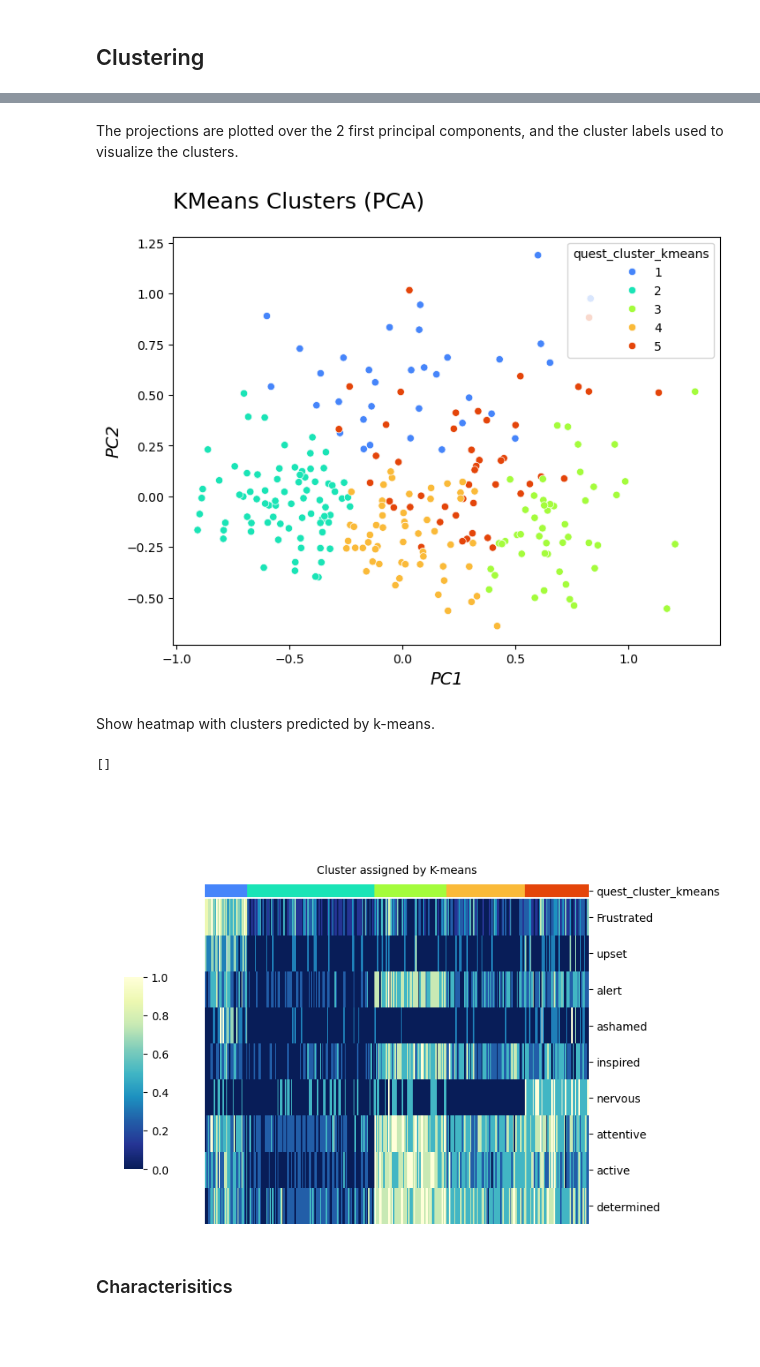
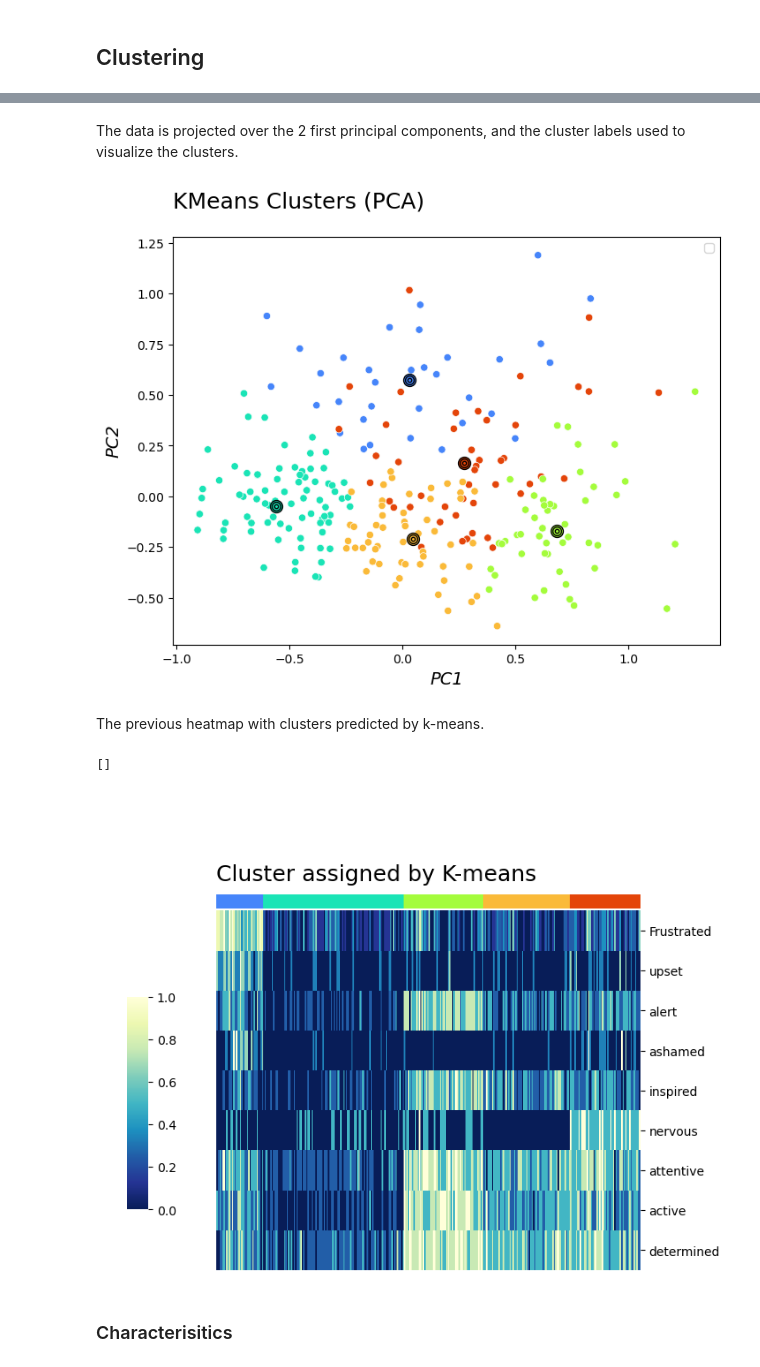
Before and after one commit to ClaraML96/02582_case2, a Jupyter notebook: final_script.ipynb, the cells around one changed output, grey strips where cells are left out. Cells and saved outputs as stored; diff of their text form; code cells hidden in the pictures; blank space fills up the shorter version.

```diff
--- a/final_script.ipynb
+++ b/final_script.ipynb
@@ -215,9 +215,9 @@ The features 'afraid' and 'hsotile' mainly takes the value 1, and are thus remov
 quest_data_cleaned = quest_data.drop(columns=[col for col in quest_data.columns if 'afraid' in col or 'hostile' in col])
 
 # Remove rows with remaining NaNs
-nan_row_idx_quest = np.where(quest_data_cleaned.isna() == True)[0]
-idx_quest_data_cleaned = idx_data.drop(np.unique(nan_row_idx_quest))
-quest_data_cleaned = quest_data_cleaned.drop(np.unique(nan_row_idx_quest))
+nan_row_idx_quest = quest_data_cleaned.isna().any(axis=1)
+idx_quest_data_cleaned = idx_data[~nan_row_idx_quest]
+quest_data_cleaned = quest_data_cleaned[~nan_row_idx_quest]
 
 # Convert to integers
 quest_data_cleaned = quest_data_cleaned.astype(int)
@@ -409,7 +409,7 @@ display(cluster_centers)
 | Cluster 4 | 0.162698 | 0.052910 | 0.261905 | 0.021164 | 0.365079 | -8.326673e-17 | 0.492063 | 0.436508 | 0.555556 |
 | Cluster 5 | 0.254902 | 0.130719 | 0.362745 | 0.156863 | 0.338235 | 6.372549e-01 | 0.568627 | 0.480392 | 0.583333 |
 # %% [markdown]
-The projections are plotted over the 2 first principal components, and the cluster labels used to visualize the clusters.
+The data is projected over the 2 first principal components, and the cluster labels used to visualize the clusters.
 # %%
 # Create colors based on kmeans
 palette = sn.color_palette("turbo", km_k_1se)
@@ -417,33 +417,49 @@ cluster_labels = normalized_quest_data['quest_cluster_kmeans']
 cluster_palette = {label: palette[label - 1] for label in sorted(cluster_labels.unique())}
 cluster_colors = cluster_labels.map(lambda x: palette[x-1])
 
+# Project cluster centers to PCA space
+centers_pca = quest_pca.transform(cluster_centers)
+centers_pca_df = pd.DataFrame(centers_pca, columns=['PCA1', 'PCA2'])
+centers_pca_df['Cluster'] = range(1, km_k_1se + 1)
+
+
 # Plot over principal components
 fig, ax = plt.subplots(figsize=(8, 6))
 
 ax = sn.scatterplot(data = normalized_quest_data, x = 'PCA1', y = 'PCA2', hue = 'quest_cluster_kmeans', palette = cluster_palette)
+for idx, row in centers_pca_df.iterrows():
+    cluster_color = cluster_palette[row['Cluster']]
+    for radius in [100, 50, 10]:
+        ax.scatter(row['PCA1'], row['PCA2'], s = radius, edgecolor = 'black', facecolor = cluster_color,  linewidth = 1)
+
 ax.set_xlabel('PC1', size = 14, fontstyle = 'italic')
 ax.set_ylabel('PC2', size = 14, fontstyle = 'italic')
 ax.set_title('KMeans Clusters (PCA)', y=1.1, pad=-10, loc='left', size=18)
+plt.legend([])
 
 plt.show()
 # %% [output]
-[figure, old version]
+[figure, new version]
 # %% [markdown]
-Show heatmap with clusters predicted by k-means.
+The previous heatmap with clusters predicted by k-means.
 # %%
 # Sort columns by cluster label
 sorted_rows = cluster_labels.sort_values().index
 quest_features_sorted = quest_features.loc[sorted_rows, :]
 
 # Plot heatmap with cluster colors
 quest_heatmap_km = sn.clustermap(quest_features_sorted.T, cmap = 'YlGnBu_r', row_cluster = False,
-                                 col_colors=cluster_colors.loc[sorted_rows], col_cluster = False, figsize = (8, 6),
+                                 col_colors = cluster_colors.loc[sorted_rows], col_cluster = False, figsize = (8, 6),
                                  cbar_pos = (0.05, .2, .03, .4))
-quest_heatmap_km.ax_col_colors.set_title("Cluster assigned by K-means", fontsize=10, pad=10)
+quest_heatmap_km.ax_col_colors.set_title("Cluster assigned by K-means", fontsize=18, pad=10 , y=1.1, loc='left', size=18)
+quest_heatmap_km.ax_col_colors.set_xticks([])
+quest_heatmap_km.ax_col_colors.set_yticks([])
+quest_heatmap_km.ax_col_colors.set_xlabel('')
+quest_heatmap_km.ax_col_colors.set_ylabel('')
 quest_heatmap_km.ax_heatmap.set_xticks([])
 # %% [output]
 []
-[figure, old version]
+[figure, new version]
 # %% [markdown]
 ### Characterisitics
 # %% [markdown]
```
Also changed, not shown: parts of 32 cells of this notebook.
